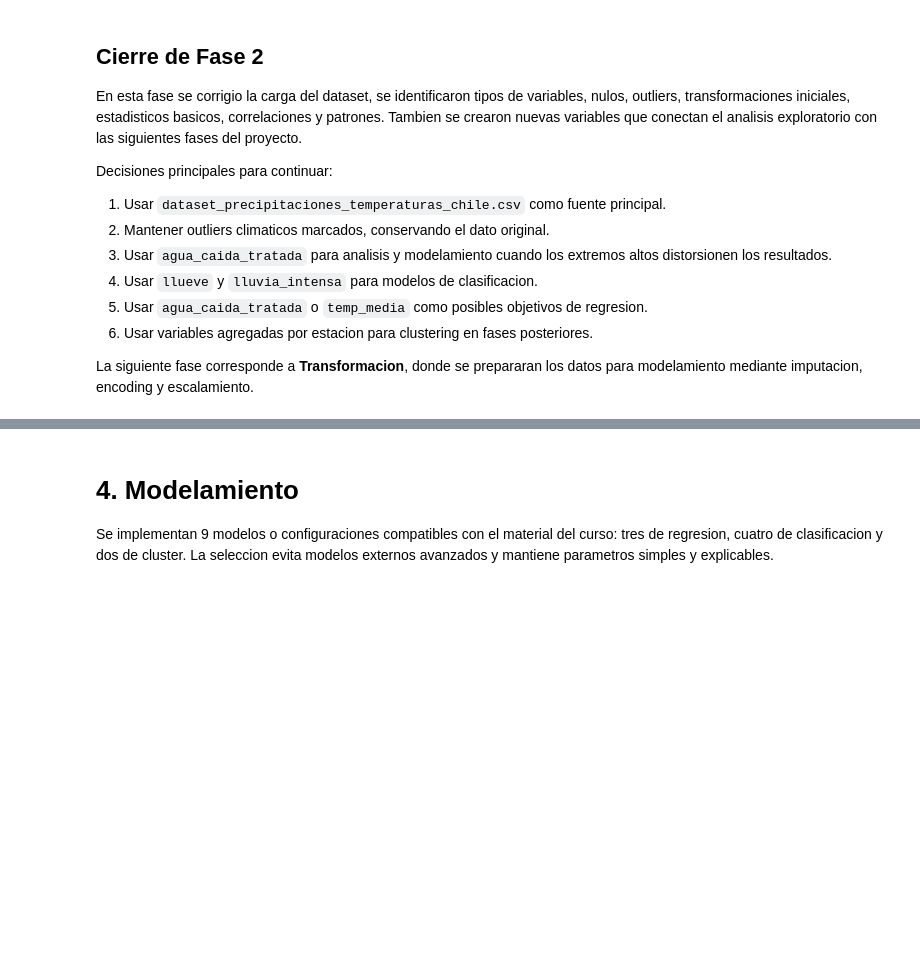
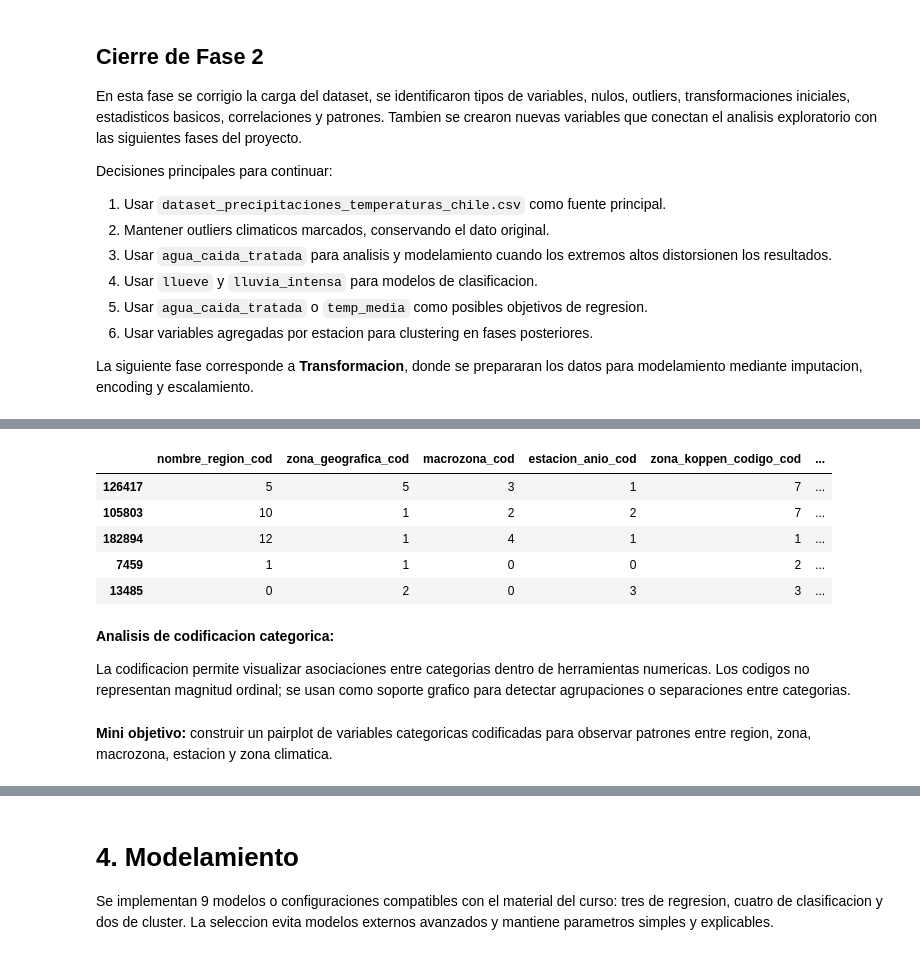
Before and after one commit to 4mnesia/DataMining, a Jupyter notebook: EV2_BIY7121_005D.ipynb, the cells around one changed output, grey strips where cells are left out. Saved outputs shown, nothing was run; the diff lists cells and outputs as text; code cells hidden in the pictures; blank space fills up the shorter version.

```diff
--- a/EV2_BIY7121_005D.ipynb
+++ b/EV2_BIY7121_005D.ipynb
@@ -1773,24 +1776,0 @@ Esta fase convierte el analisis exploratorio en una base preparada para modelami
-# %%
-def clasificar_zona_koppen_aprox(fila):
-    macrozona = str(fila['macrozona'])
-    zona = str(fila['zona_geografica'])
-    altura = fila['altura']
-    temp = fila['temp_media']
-
-    if altura >= 2500 or ('Cordillera' in zona and temp < 8):
-        return 'ET - alta montana'
-    if macrozona == 'Norte Grande':
-        return 'BW - arido'
-    if macrozona == 'Norte Chico':
-        return 'BSk - semiarido'
-    if macrozona == 'Zona Central':
-        return 'Csb - mediterraneo'
-    if macrozona == 'Zona Sur':
-        return 'Cfb - templado lluvioso'
-    return 'Cfc - frio austral'
-
-df_eda['zona_koppen_aprox'] = df_eda.apply(clasificar_zona_koppen_aprox, axis=1)
-df_eda['zona_koppen_cod'] = df_eda['zona_koppen_aprox'].astype('category').cat.codes
-
-resumen_koppen = df_eda['zona_koppen_aprox'].value_counts().rename_axis('zona_koppen_aprox').to_frame('registros')
-display(resumen_koppen)
@@ -2357,0 +2076,28 @@ El cluster se trabaja por estacion para resumir comportamiento territorial. La z
+# %%
+variables_categoricas_analisis = [
+    'nombre_region', 'zona_geografica', 'macrozona',
+    'estacion_anio', 'zona_koppen_codigo'
+]
+
+categoricas_codificadas = df_eda[variables_categoricas_analisis + ['llueve', 'lluvia_intensa']].copy()
+for columna in variables_categoricas_analisis:
+    categoricas_codificadas[f'{columna}_cod'] = categoricas_codificadas[columna].astype('category').cat.codes
+
+columnas_categoricas_cod = [f'{columna}_cod' for columna in variables_categoricas_analisis]
+muestra_categoricas = categoricas_codificadas[columnas_categoricas_cod + ['llueve', 'lluvia_intensa']].dropna()
+muestra_categoricas = muestra_categoricas.sample(min(2500, len(muestra_categoricas)), random_state=42)
+
+display(muestra_categoricas.head())
+# %% [output]
+|  | nombre_region_cod | zona_geografica_cod | macrozona_cod | estacion_anio_cod | zona_koppen_codigo_cod | ... |
+| 126417 | 5 | 5 | 3 | 1 | 7 | ... |
+| 105803 | 10 | 1 | 2 | 2 | 7 | ... |
+| 182894 | 12 | 1 | 4 | 1 | 1 | ... |
+| 7459 | 1 | 1 | 0 | 0 | 2 | ... |
+| 13485 | 0 | 2 | 0 | 3 | 3 | ... |
+# %% [markdown]
+**Analisis de codificacion categorica:**
+
+La codificacion permite visualizar asociaciones entre categorias dentro de herramientas numericas. Los codigos no representan magnitud ordinal; se usan como soporte grafico para detectar agrupaciones o separaciones entre categorias.
+# %% [markdown]
+**Mini objetivo:** construir un pairplot de variables categoricas codificadas para observar patrones entre region, zona, macrozona, estacion y zona climatica.
```
Also changed, not shown: parts of 128 cells of this notebook, 2 other files.
